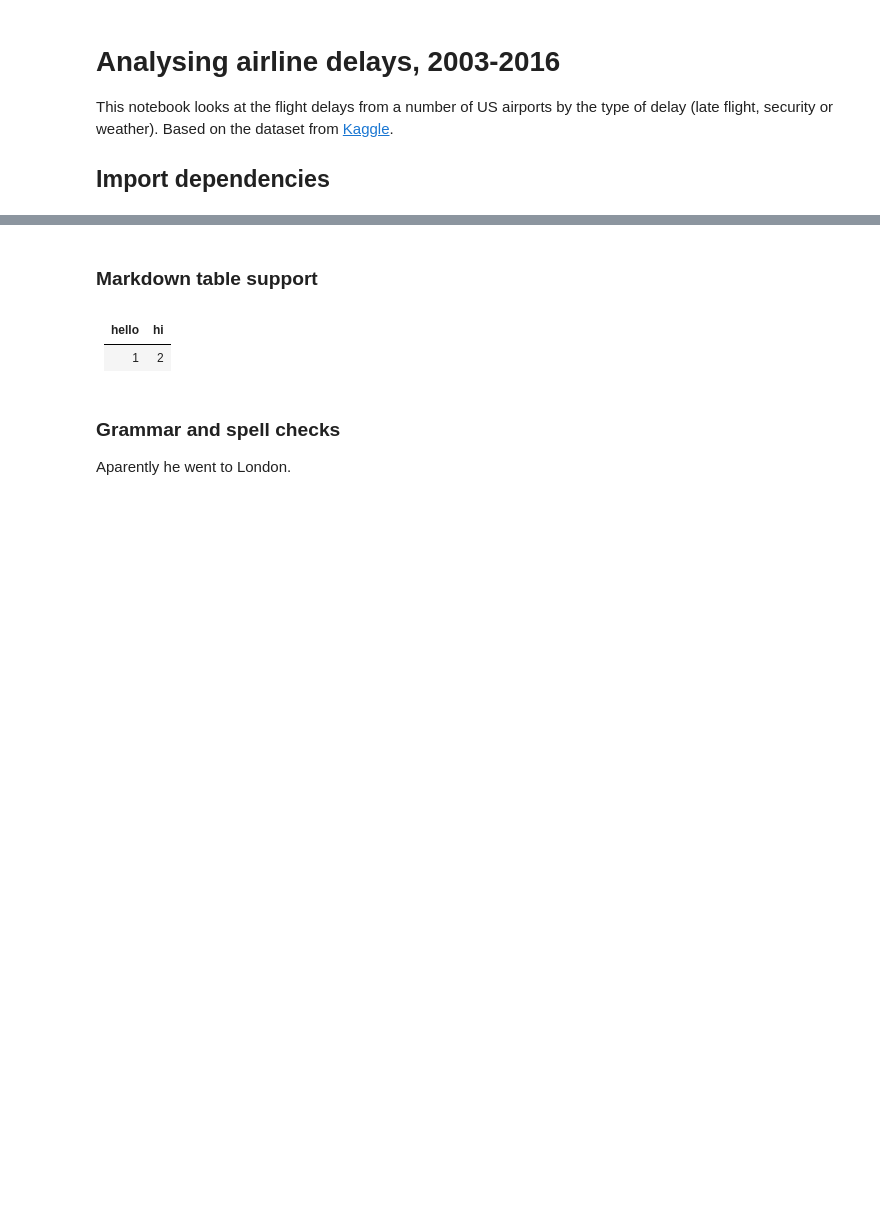
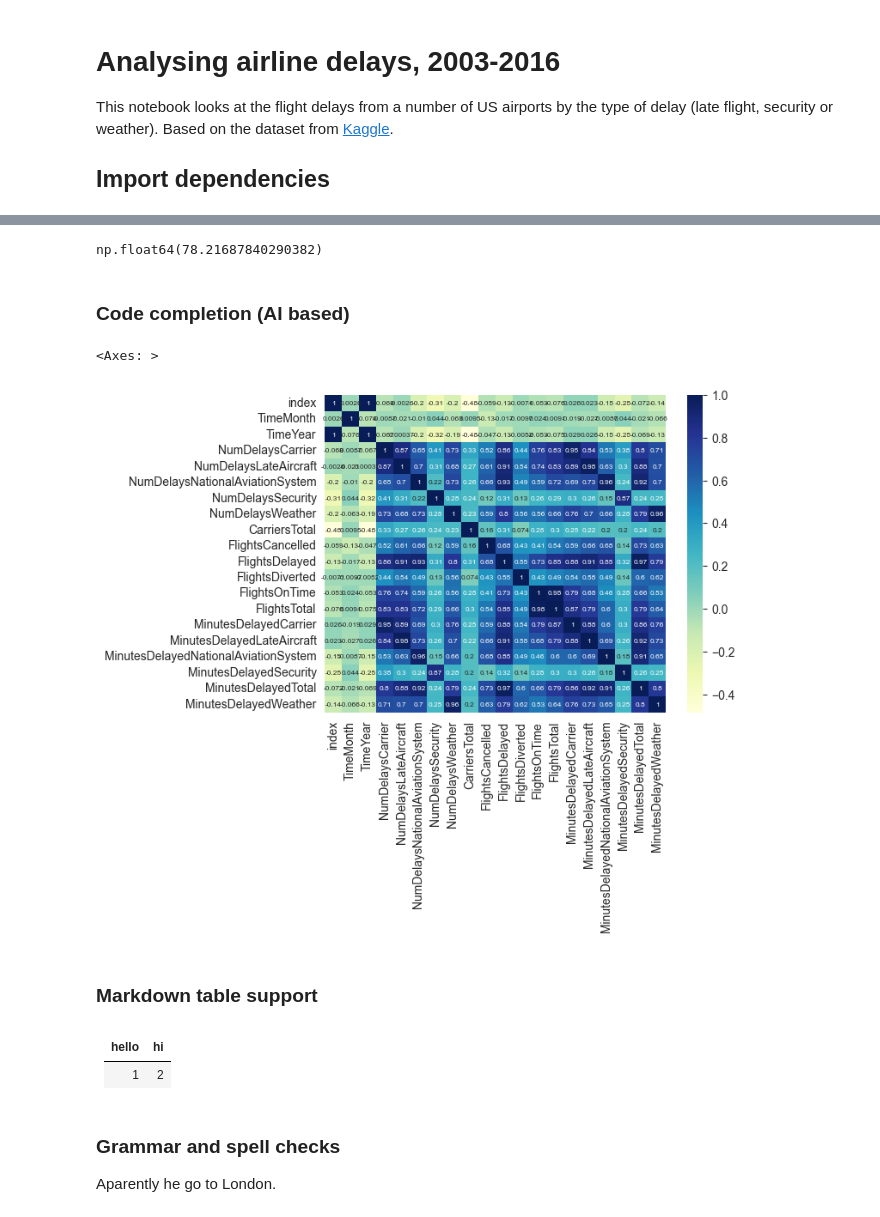
Before and after one commit to t-redactyl/pycon-us-demos, a Jupyter notebook: demos/airlines-analysis/notebooks/airport-exploration.ipynb, the cells around one changed output, grey strips where cells are left out. Drawn from its saved outputs; the diff is of its cells as text; code cells hidden in the pictures; blank space fills up the shorter version.

```diff
--- a/demos/airlines-analysis/notebooks/airport-exploration.ipynb
+++ b/demos/airlines-analysis/notebooks/airport-exploration.ipynb
@@ -100,10 +87,0 @@ by_airline["type_of_delay"] = by_airline["type_of_delay"].map({"proportion_delay
-# %%
-sns.set(rc={'figure.figsize': (15, 6)})
-fig1 = sns.barplot(
-    data=by_airline,
-    x="airport_code",
-    y="percent_delayed",
-    hue="type_of_delay"
-)
-fig1.set(xlabel="Airport", ylabel="Percentage of total flights delayed")
-plt.legend(title="Type of delay")
@@ -212,10 +94,26 @@ airlines.describe()
+# %%
+airlines["NumDelaysWeather"].mean()
+# %% [output]
+np.float64(78.21687840290382)
+# %% [markdown]
+### Code completion (AI based)
+# %%
+import seaborn as sns
+import numpy as np
+
+selected_columns = airlines.select_dtypes(include=[np.number]).columns
+
+sns.heatmap(airlines[selected_columns].corr(), annot=True, annot_kws={"fontsize":6}, cmap="YlGnBu")
+# %% [output]
+<Axes: >
+[figure, added]
 # %% [markdown]
 ### Markdown table support
 # %% [markdown]
-| hello | hi |
-|----|-|
+|hello|hi|
+|-|-|
 |1|2|
 # %% [markdown]
 ### Grammar and spell checks
 
-Aparently he went to London.
+Aparently he go to London.
```
Also changed, not shown: parts of 27 cells of this notebook, 15 other files.
